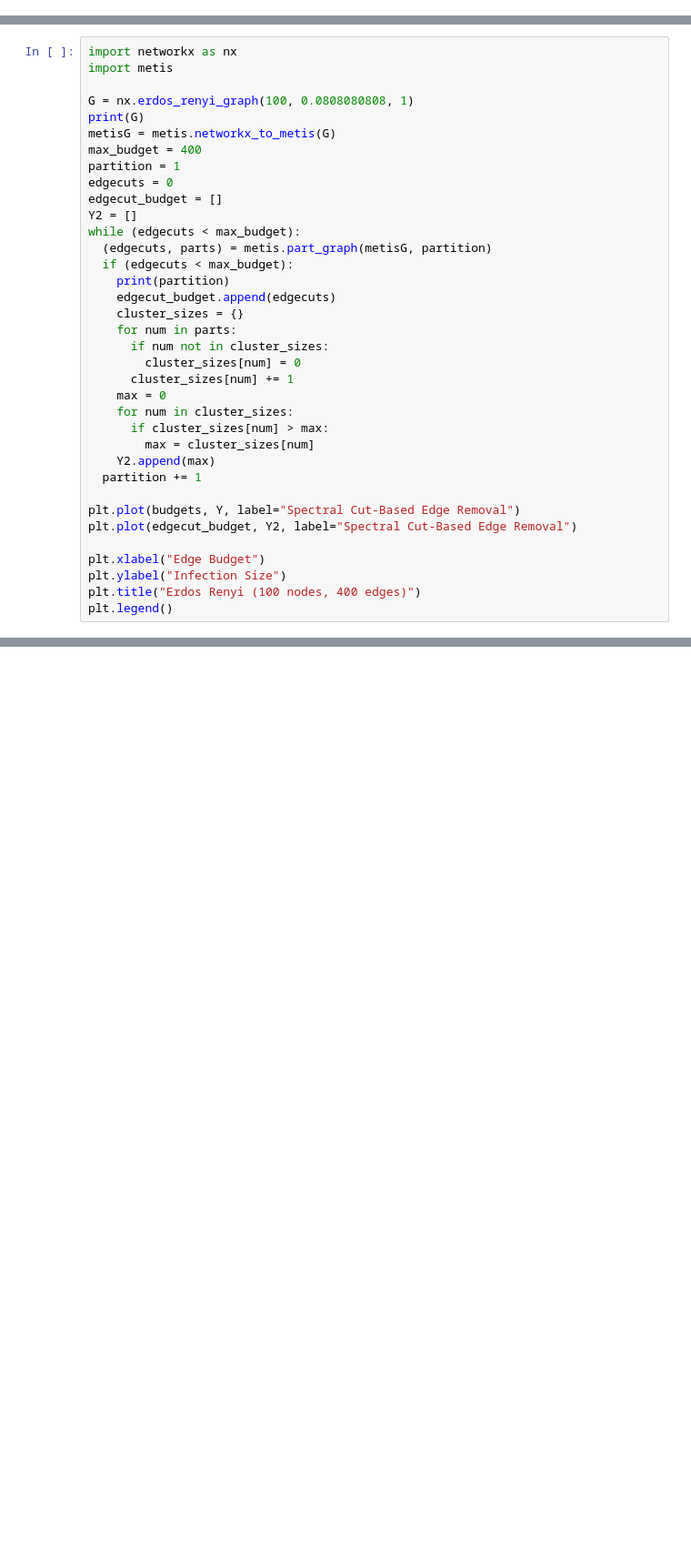
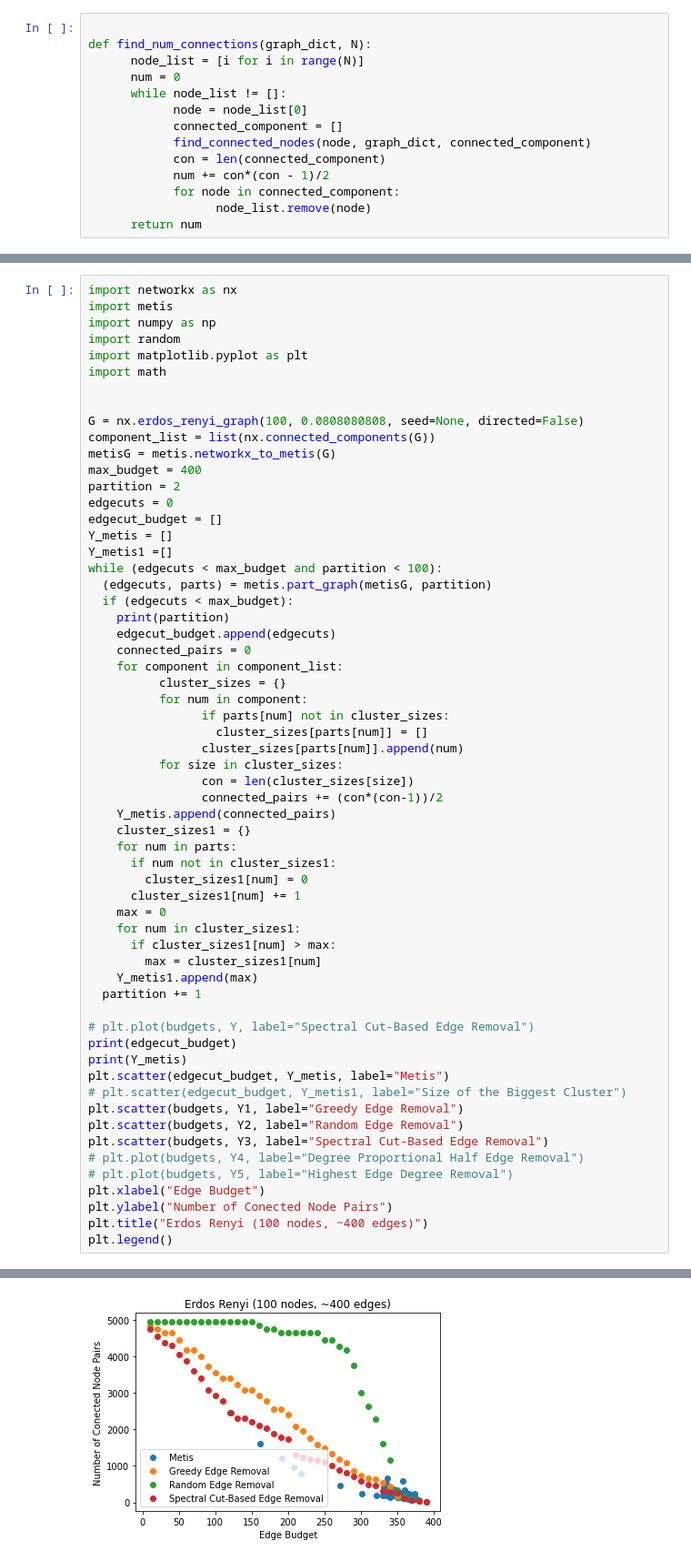
Before and after one commit to margalitglasgow/CURIS2021, a Jupyter notebook: metis.ipynb, the cells around one changed output, grey strips where cells are left out. Shown: that part at 91% size. Saved outputs shown, nothing was run; the diff lists cells and outputs as text; blank space fills up the shorter version.

Commit message:
metis

```diff
--- a/metis.ipynb
+++ b/metis.ipynb
@@ -509 +396,15 @@ Cutting off 49 nodes with 137.0 edges out of 200
+# %%
+
+def find_num_connections(graph_dict, N):
+      node_list = [i for i in range(N)]
+      num = 0
+      while node_list != []:
+            node = node_list[0]
+            connected_component = []
+            find_connected_nodes(node, graph_dict, connected_component)
+            con = len(connected_component)
+            num += con*(con - 1)/2
+            for node in connected_component:
+                  node_list.remove(node)
+      return num
 # %%
@@ -551,37 +461,61 @@ Error: Session cannot generate requests
 # %%
 import networkx as nx
 import metis
+import numpy as np
+import random
+import matplotlib.pyplot as plt
+import math
 
-G = nx.erdos_renyi_graph(100, 0.0808080808, 1)
-print(G)
+
+G = nx.erdos_renyi_graph(100, 0.0808080808, seed=None, directed=False)
+component_list = list(nx.connected_components(G))
 metisG = metis.networkx_to_metis(G)
 max_budget = 400
-partition = 1
+partition = 2
 edgecuts = 0
 edgecut_budget = []
-Y2 = []
-while (edgecuts < max_budget):
+Y_metis = []
+Y_metis1 =[]
+while (edgecuts < max_budget and partition < 100):
   (edgecuts, parts) = metis.part_graph(metisG, partition)
   if (edgecuts < max_budget):
     print(partition)
     edgecut_budget.append(edgecuts)
-    cluster_sizes = {}
+    connected_pairs = 0
+    for component in component_list:
+          cluster_sizes = {}
+          for num in component:
+                if parts[num] not in cluster_sizes:
+                  cluster_sizes[parts[num]] = []
+                cluster_sizes[parts[num]].append(num)
+          for size in cluster_sizes:
+                con = len(cluster_sizes[size])
+                connected_pairs += (con*(con-1))/2
+    Y_metis.append(connected_pairs)
+    cluster_sizes1 = {}
     for num in parts:
-      if num not in cluster_sizes:
-        cluster_sizes[num] = 0
-      cluster_sizes[num] += 1
+      if num not in cluster_sizes1:
+        cluster_sizes1[num] = 0
+      cluster_sizes1[num] += 1
     max = 0
-    for num in cluster_sizes:
-      if cluster_sizes[num] > max:
-        max = cluster_sizes[num]
-    Y2.append(max)
+    for num in cluster_sizes1:
+      if cluster_sizes1[num] > max:
+        max = cluster_sizes1[num]
+    Y_metis1.append(max)
   partition += 1
 
-plt.plot(budgets, Y, label="Spectral Cut-Based Edge Removal")
-plt.plot(edgecut_budget, Y2, label="Spectral Cut-Based Edge Removal")
-
+# plt.plot(budgets, Y, label="Spectral Cut-Based Edge Removal")
+print(edgecut_budget)
+print(Y_metis)
+plt.scatter(edgecut_budget, Y_metis, label="Metis")
+# plt.scatter(edgecut_budget, Y_metis1, label="Size of the Biggest Cluster")
+plt.scatter(budgets, Y1, label="Greedy Edge Removal")
+plt.scatter(budgets, Y2, label="Random Edge Removal")
+plt.scatter(budgets, Y3, label="Spectral Cut-Based Edge Removal")
+# plt.plot(budgets, Y4, label="Degree Proportional Half Edge Removal")
+# plt.plot(budgets, Y5, label="Highest Edge Degree Removal")
 plt.xlabel("Edge Budget")
-plt.ylabel("Infection Size")
-plt.title("Erdos Renyi (100 nodes, 400 edges)")
+plt.ylabel("Number of Conected Node Pairs")
+plt.title("Erdos Renyi (100 nodes, ~400 edges)")
 plt.legend()
 # %% [output]
@@ -588,0 +540 @@ Error: Session cannot generate requests
+[figure, added]
```
Also changed, not shown: parts of 10 cells of this notebook, 2 other files.
